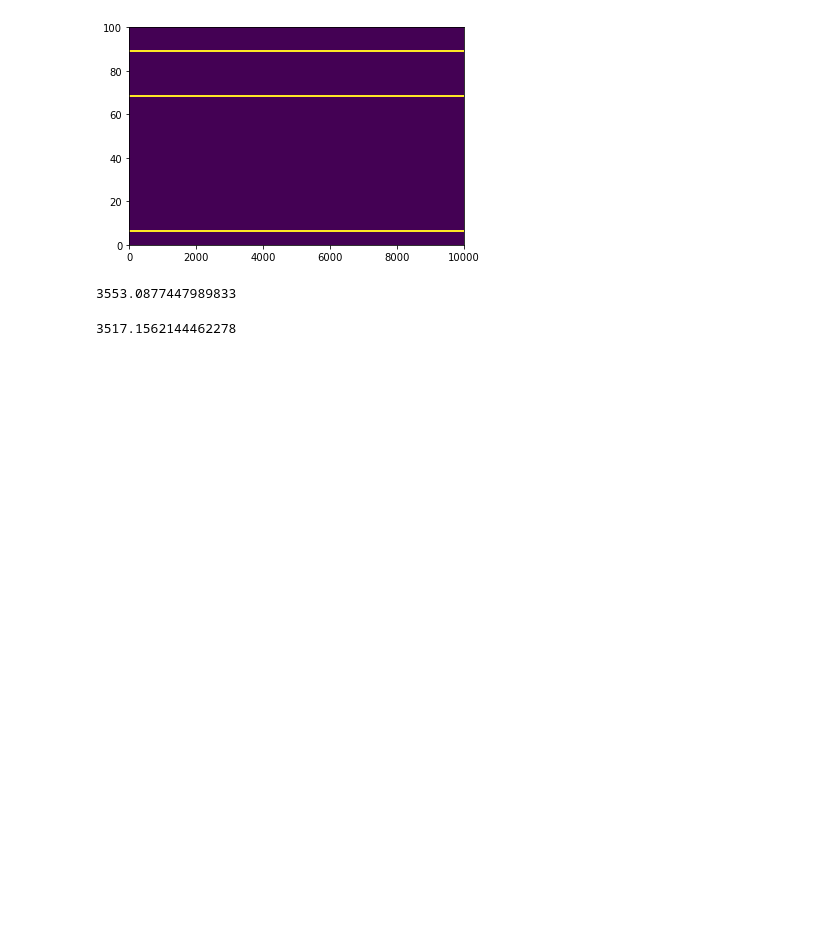
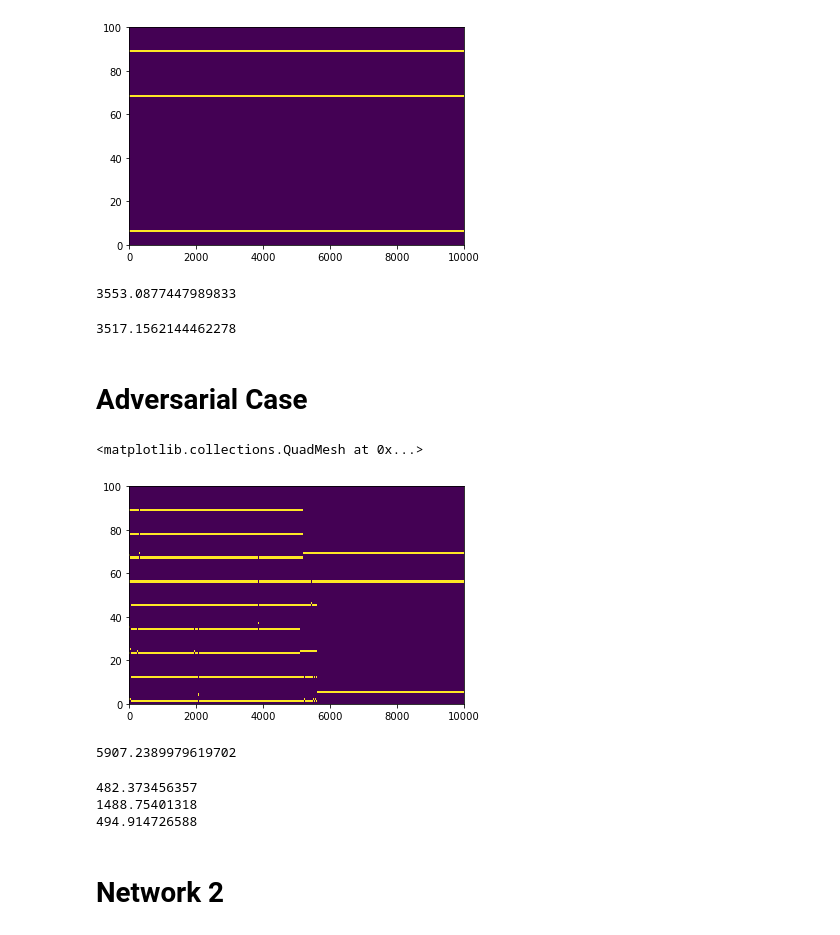
Before and after one commit to alohia/combandits, a Jupyter notebook: CombLinTS_shortest_path.ipynb, the cells around one changed output. Drawn from its saved outputs; the diff is of its cells as text; code cells hidden in the pictures; blank space fills up the shorter version.

```diff
--- a/CombLinTS_shortest_path.ipynb
+++ b/CombLinTS_shortest_path.ipynb
@@ -169,3 +169,44 @@ np.sum(A*(w_actual))
 np.sum((np.repeat(dijk(path_means1.reshape(L,))[1],10000).reshape(L,10000))*w_actual)
 # %% [output]
 3517.1562144462278
+# %% [markdown]
+# Adversarial Case
+# %%
+V = 10
+diag_zero = np.ones(L).reshape(V, V) - np.diag(np.ones(V))
+
+path_means1 = np.zeros(L).reshape(V, V)
+for i in range(V):
+    for j in range(V):
+        path_means1[i,j] = abs(i - j)/V - 1/(V*2)
+path_means1 = abs(path_means1 * diag_zero)
+# %%
+iters = 10000
+L = V*V
+w = np.zeros((L, iters))
+lower = 0
+upper = 1
+sigma = 0.01
+path_means2 = pickle.load(open('adv_net1_pm2', 'rb'))
+for t in range(iters):
+    # select path means
+    if t < iters/2:
+        path_means = path_means1
+    else:
+        path_means = path_means2
+
+    # draw weights
+    w_actual[:,t] = np.concatenate(truncnorm.rvs((lower-path_means)/sigma, (upper-path_means)/sigma, loc=path_means, scale=sigma)*diag_zero)
+# %%
+d=L
+phi = np.eye(L)
+w_est = np.zeros((L, iters))
+#w_actual = np.zeros((L, iters))
+A = np.zeros((L, iters))
+theta = np.zeros((d, iters+1))
+### INIT
+t=0
+lamb = 10
+sigma = 0.1
+cov_mat = [np.diag([lamb**2]*d)]*(iters+1)
+theta[:,t] = [0]*d
@@ -171,0 +241,5 @@ np.sum((np.repeat(dijk(path_means1.reshape(L,))[1],10000).reshape(L,10000))*w_ac
+# %%
+plt.pcolormesh(A)
+# %% [output]
+<matplotlib.collections.QuadMesh at 0x...>
+[figure, added]
@@ -171,0 +250,14 @@ np.sum((np.repeat(dijk(path_means1.reshape(L,))[1],10000).reshape(L,10000))*w_ac
+# %%
+np.sum(A*(w_actual))
+# %% [output]
+5907.2389979619702
+# %%
+print(np.sum(A[:,:1000]*w_actual[:,:1000]))
+print(np.sum(A[:,4500:5500]*w_actual[:,4500:5500]))
+print(np.sum(A[:,9000:]*w_actual[:,9000:]))
+# %% [output]
+482.373456357
+1488.75401318
+494.914726588
+# %% [markdown]
+# Network 2
```
Also changed, not shown: parts of 17 cells of this notebook, 1 other file.
